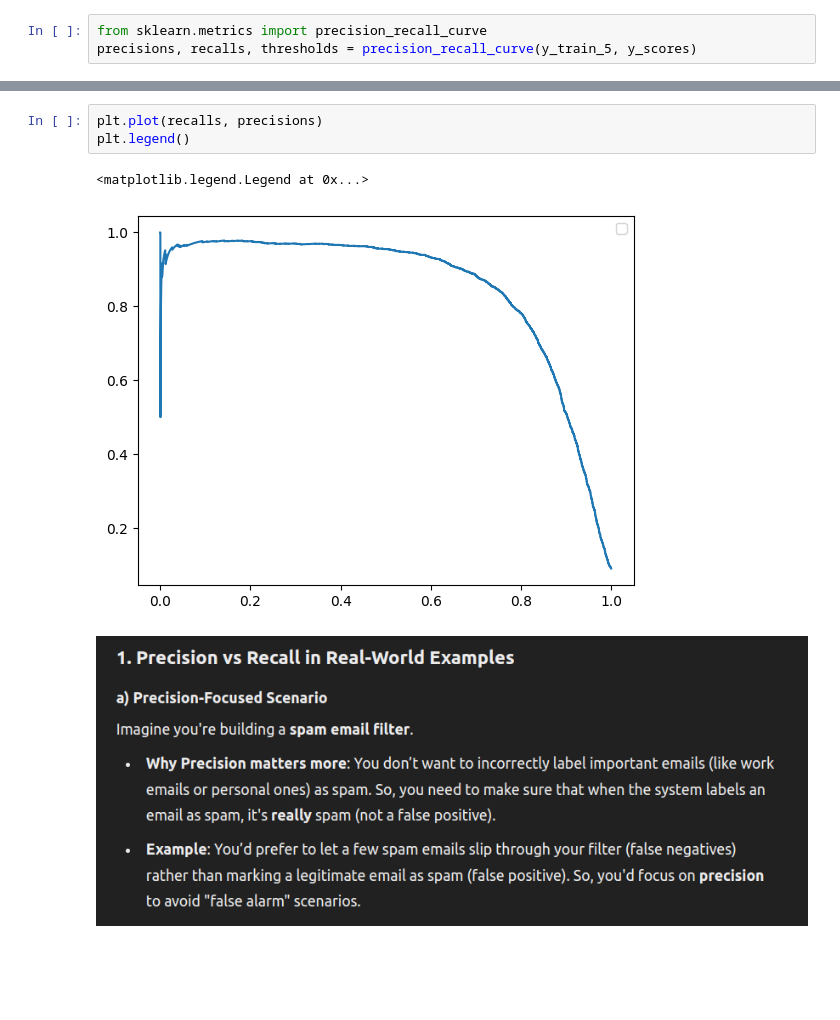
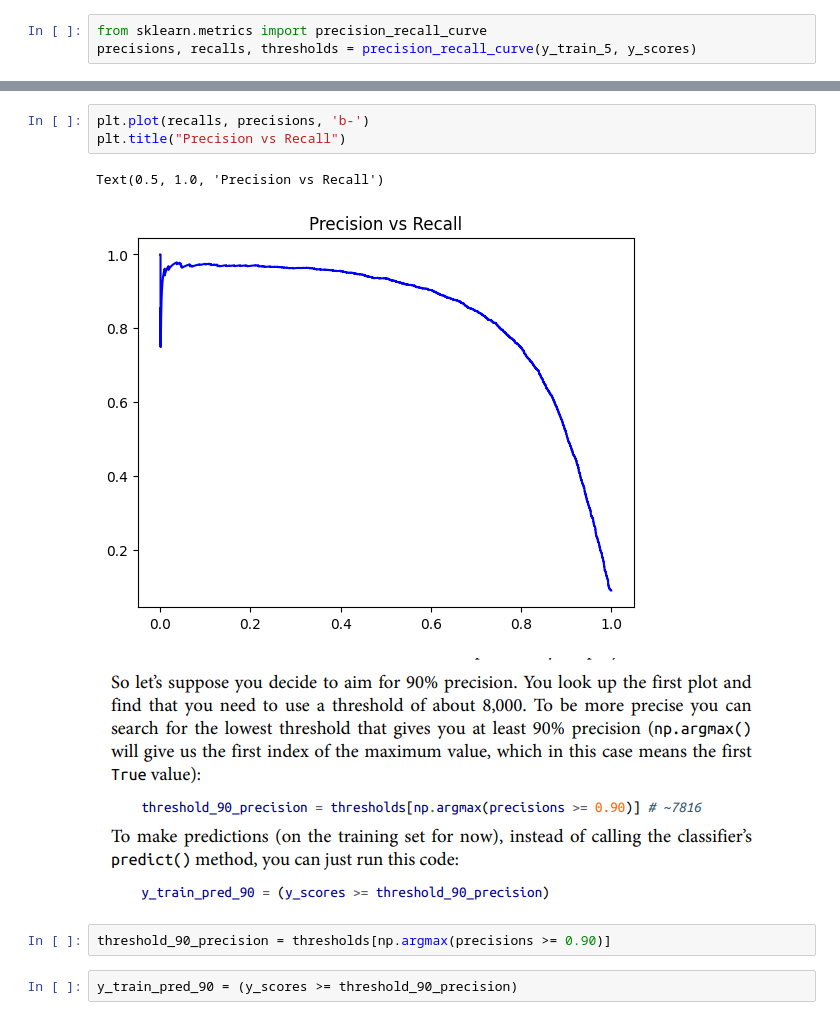
Before and after one commit to Demon-Sheriff/Linear-Alg_ML_fs, a Jupyter notebook: classification.ipynb, the cells around one changed output, grey strips where cells are left out. Cells and saved outputs as stored; diff of their text form; blank space fills up the shorter version.

Commit message:
Kaggle Notebook | Classification | ROC roc_auc precision-recall tradeoff

```diff
--- a/classification.ipynb
+++ b/classification.ipynb
@@ -219,8 +231,12 @@ precisions, recalls, thresholds = precision_recall_curve(y_train_5, y_scores)
 # %%
-plt.plot(recalls, precisions)
-plt.legend()
+plt.plot(recalls, precisions, 'b-')
+plt.title("Precision vs Recall")
 # %% [output]
-<matplotlib.legend.Legend at 0x...>
+Text(0.5, 1.0, 'Precision vs Recall')
-[figure, old version]
+[figure, new version]
 # %% [markdown]
-![image.png](attachment:045a1b48-d670-4816-a3b7-2578dad4ec3f.png)
+![image.png](attachment:30f84c08-516c-4866-9be7-4c5b10fc2e04.png)
+# %%
+threshold_90_precision = thresholds[np.argmax(precisions >= 0.90)]
+# %%
+y_train_pred_90 = (y_scores >= threshold_90_precision)
```
Also changed, not shown: parts of 36 cells of this notebook.
